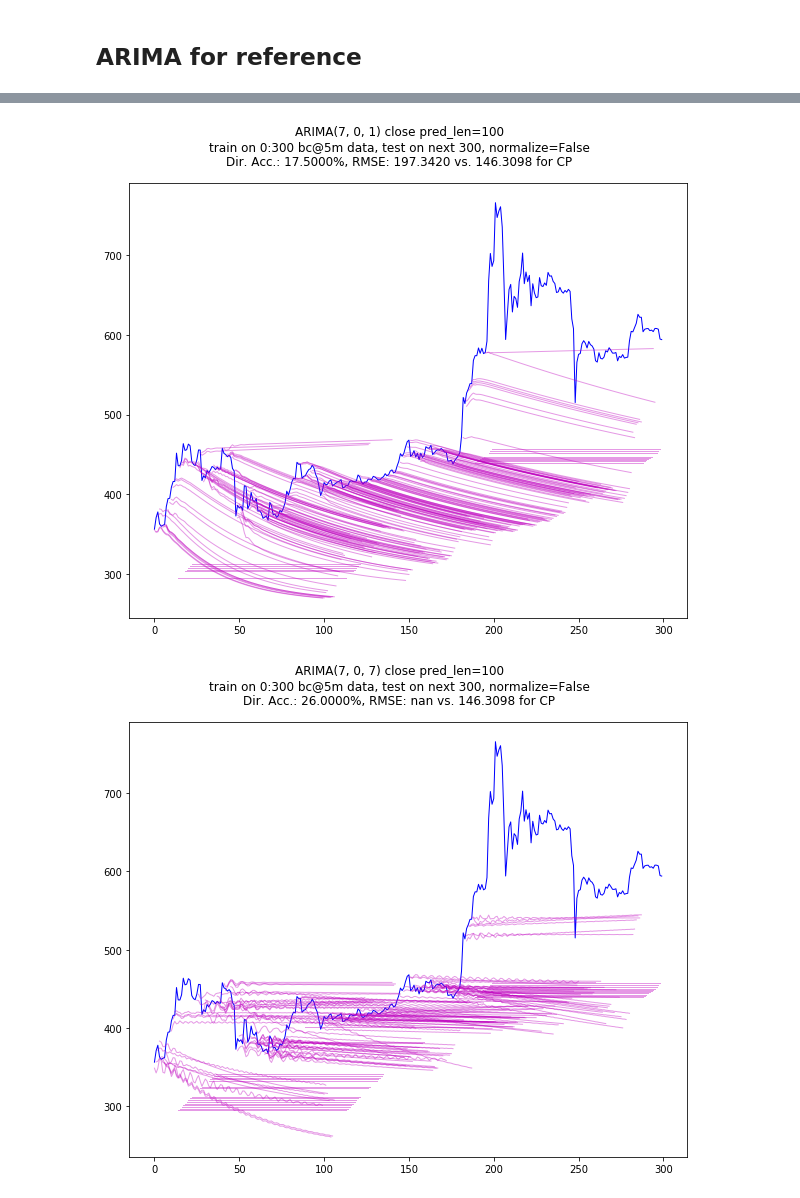
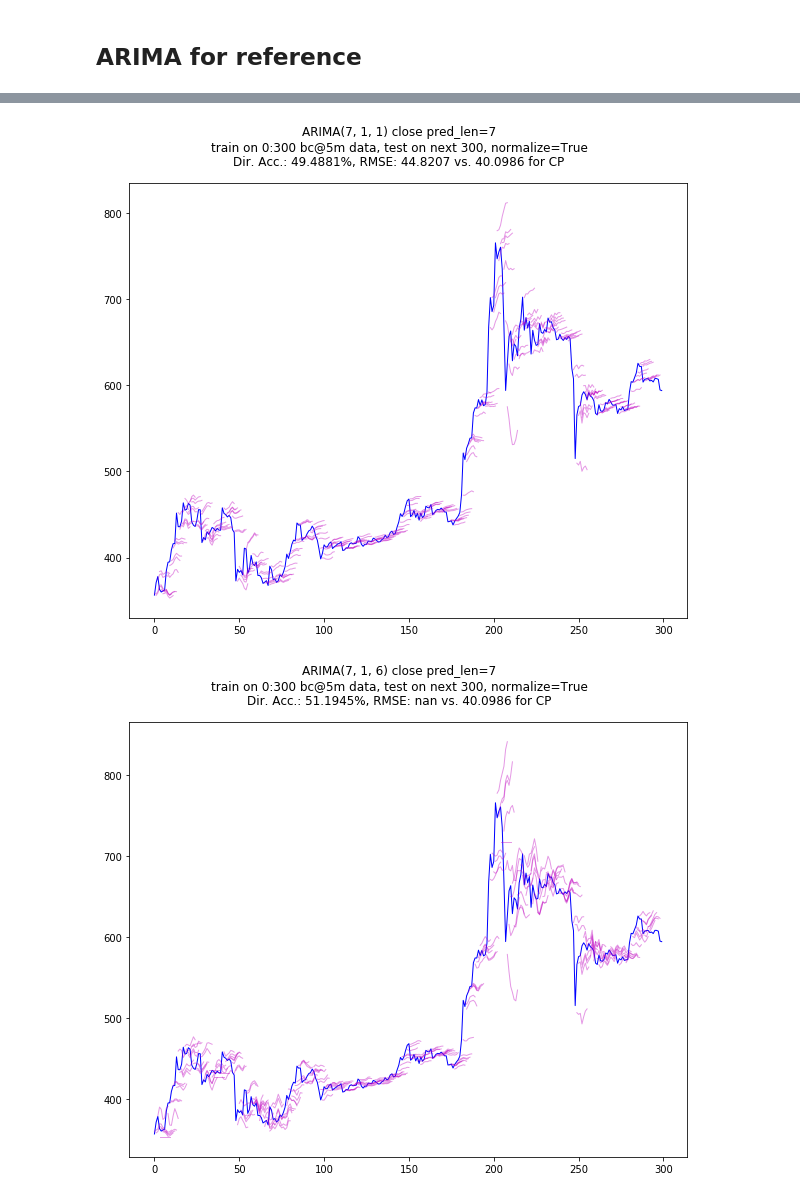
Before and after one commit to NeuronQ/udacity-capstone, a Jupyter notebook: full-runs-btc-24h-ohlcw-sp500-sentimen.ipynb, the cells around one changed output, grey strips where cells are left out. Cells and saved outputs as stored; diff of their text form; code cells hidden in the pictures.

```diff
--- a/full-runs-btc-24h-ohlcw-sp500-sentimen.ipynb
+++ b/full-runs-btc-24h-ohlcw-sp500-sentimen.ipynb
@@ -731,21 +733,21 @@ run_walk_forward_validation_arima(
 # %%
 run_walk_forward_validation_arima(
     # data to extract:
     data,
     features=['close'],
     from_i=0,
     train_sz=300,
     test_sz=300,
     # data processing:
-    normalize=False,
-    order=(7, 0, 1),
-    pred_len=100,
+    normalize=True,
+    order=(7, 1, 1),
+    pred_len=7,
     skip=False,
     fix_all_rngs_to=False,
     fix_rngs_before_each=False,
 )
 # %% [output]
-[figure, old version]
+[figure, new version]
 # %%
 run_walk_forward_validation_arima(
     # data to extract:
@@ -755,12 +757,12 @@ run_walk_forward_validation_arima(
     train_sz=300,
     test_sz=300,
     # data processing:
-    normalize=False,
-    order=(7, 0, 7),
-    pred_len=100,
+    normalize=True,
+    order=(7, 1, 6),
+    pred_len=7,
     skip=False,
     fix_all_rngs_to=False,
     fix_rngs_before_each=False,
 )
 # %% [output]
-[figure, old version]
+[figure, new version]
```
Also changed, not shown: parts of 7 cells of this notebook, 2 other files.
